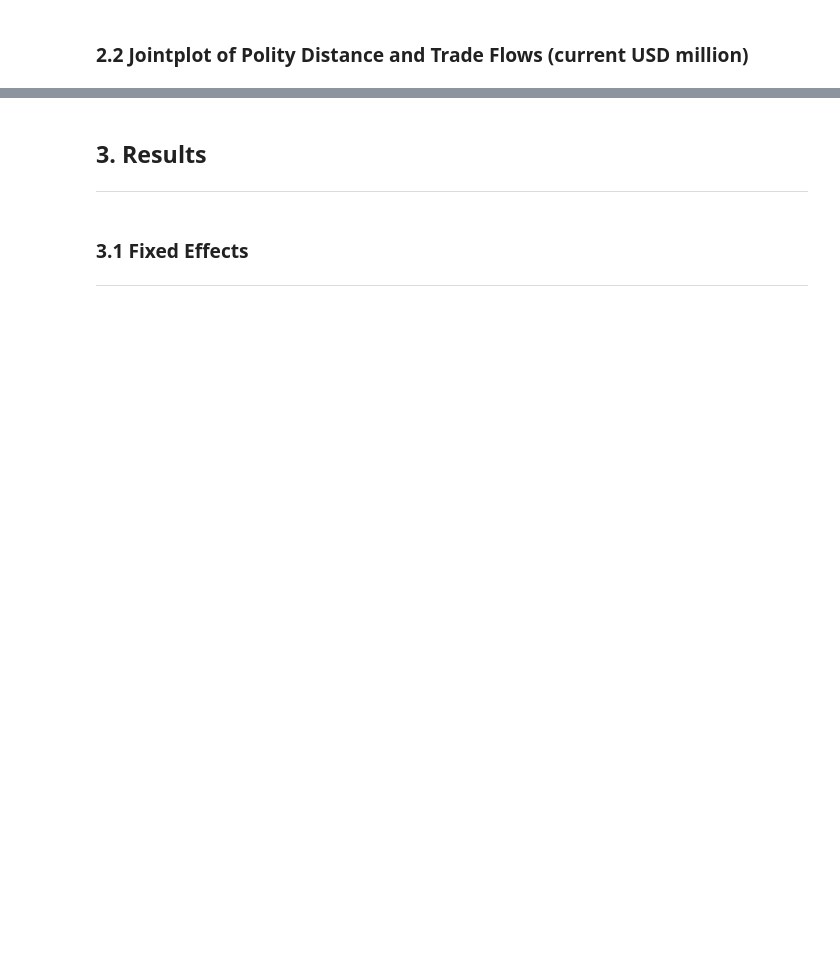
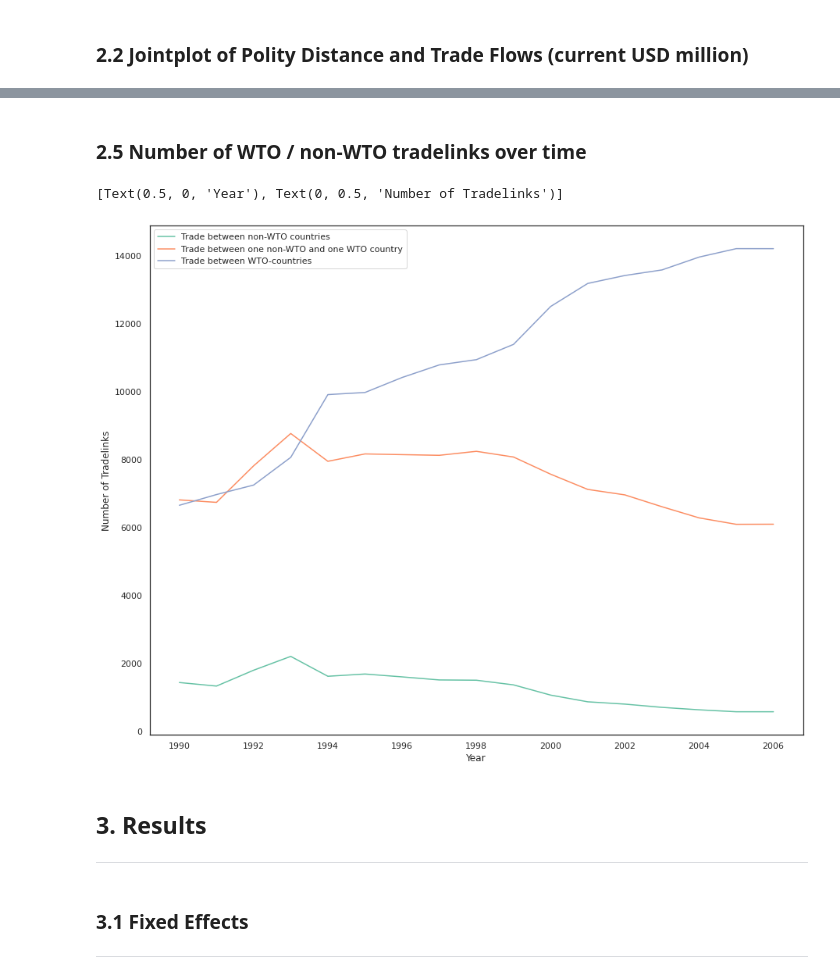
Before and after one commit to topher-lo/tradeflow-polity, a Jupyter notebook: notebooks/model.ipynb, the cells around one changed output, grey strips where cells are left out. Cells and saved outputs as stored; diff of their text form; code cells hidden in the pictures; blank space fills up the shorter version.

```diff
--- a/notebooks/model.ipynb
+++ b/notebooks/model.ipynb
@@ -71,3 +107,14 @@ grid.set_axis_labels(xlabel='Distance (km)', ylabel='Trade Flow (current US$ mil
+# %% [markdown]
+### 2.5 Number of WTO / non-WTO tradelinks over time
+# %%
+wto_counts = data.groupby('year')['wto'].value_counts()
+wto_counts.name = 'wto_counts'
+ax = sns.lineplot(x='year',y='wto_counts', hue='wto', data=wto_counts.reset_index(), palette='Set2')
+ax.legend(['Trade between non-WTO countries', 'Trade between one non-WTO and one WTO country', 'Trade between WTO-countries'])
+ax.set(xlabel='Year', ylabel='Number of Tradelinks')
+# %% [output]
+[Text(0.5, 0, 'Year'), Text(0, 0.5, 'Number of Tradelinks')]
+[figure, added]
 # %% [markdown]
 ## 3. Results
 ---
```
Also changed, not shown: parts of 20 cells of this notebook, 1 other file.
